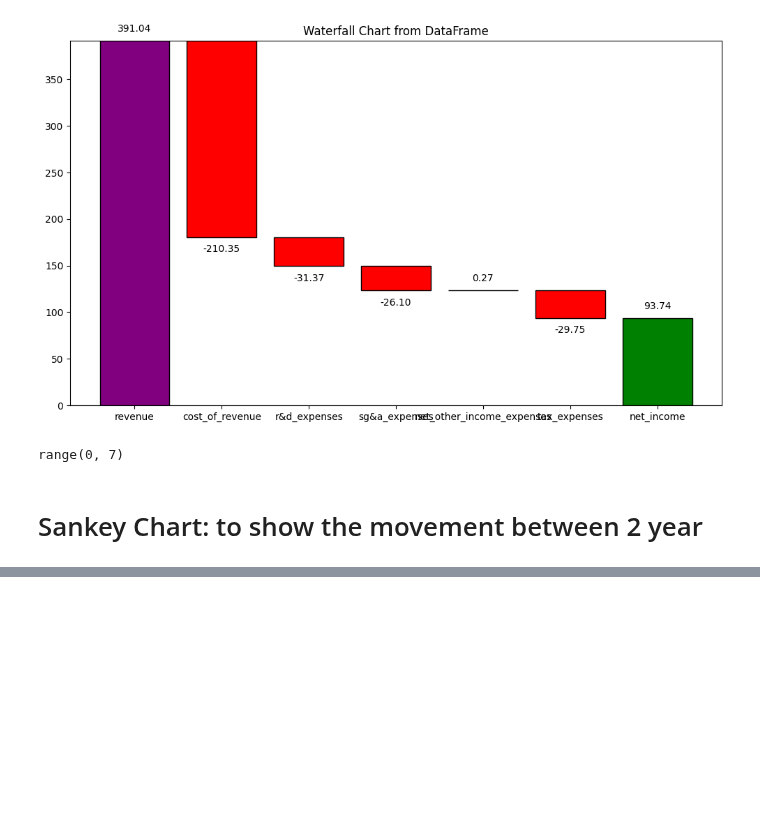
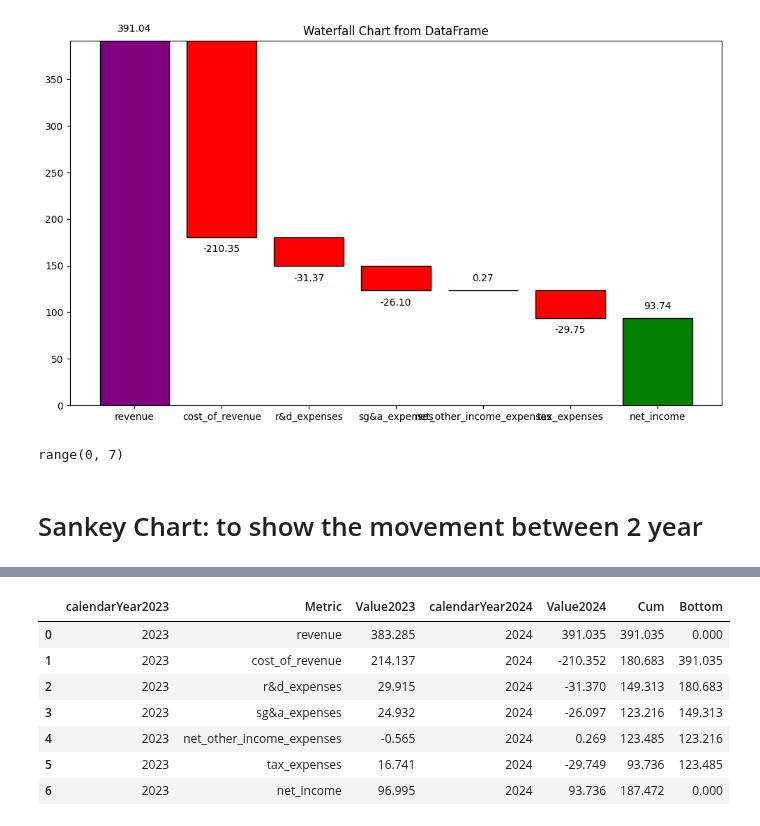
Before and after one commit to tdoan123/data-learning-journey, a Jupyter notebook: Projects/FinancialStatementAnalysis/apple_income_statement_annual.ipynb, the cells around one changed output, grey strips where cells are left out. Saved outputs shown, nothing was run; the diff lists cells and outputs as text; code cells hidden in the pictures; blank space fills up the shorter version.

```diff
--- a/Projects/FinancialStatementAnalysis/apple_income_statement_annual.ipynb
+++ b/Projects/FinancialStatementAnalysis/apple_income_statement_annual.ipynb
@@ -744,0 +759,12 @@ step 2:
+# %%
+df_2023_2024 = pd.merge(df_income_statement_2023,df_income_statement_2024, on=['Metric'],suffixes=('2023','2024'))
+df_2023_2024
+# %% [output]
+|  | calendarYear2023 | Metric | Value2023 | calendarYear2024 | Value2024 | Cum | Bottom |
+| 0 | 2023 | revenue | 383.285 | 2024 | 391.035 | 391.035 | 0.000 |
+| 1 | 2023 | cost_of_revenue | 214.137 | 2024 | -210.352 | 180.683 | 391.035 |
+| 2 | 2023 | r&d_expenses | 29.915 | 2024 | -31.370 | 149.313 | 180.683 |
+| 3 | 2023 | sg&a_expenses | 24.932 | 2024 | -26.097 | 123.216 | 149.313 |
+| 4 | 2023 | net_other_income_expenses | -0.565 | 2024 | 0.269 | 123.485 | 123.216 |
+| 5 | 2023 | tax_expenses | 16.741 | 2024 | -29.749 | 93.736 | 123.485 |
+| 6 | 2023 | net_income | 96.995 | 2024 | 93.736 | 187.472 | 0.000 |
```
Also changed, not shown: parts of 18 cells of this notebook.
